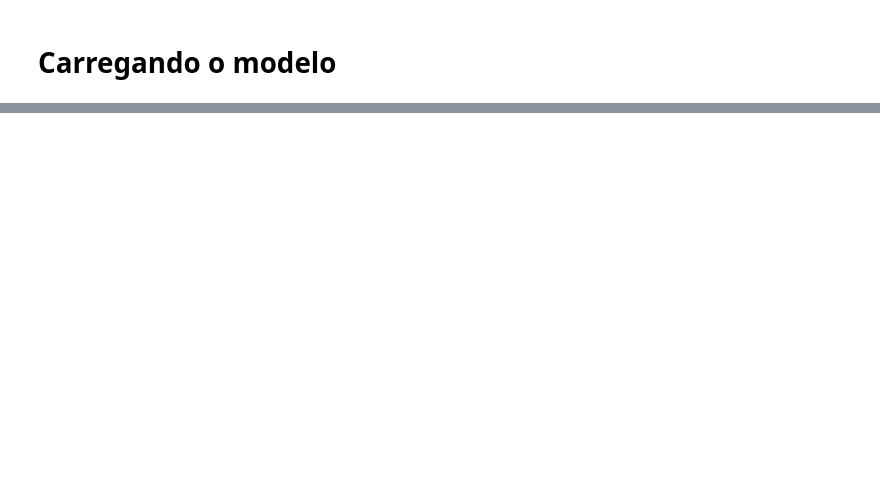
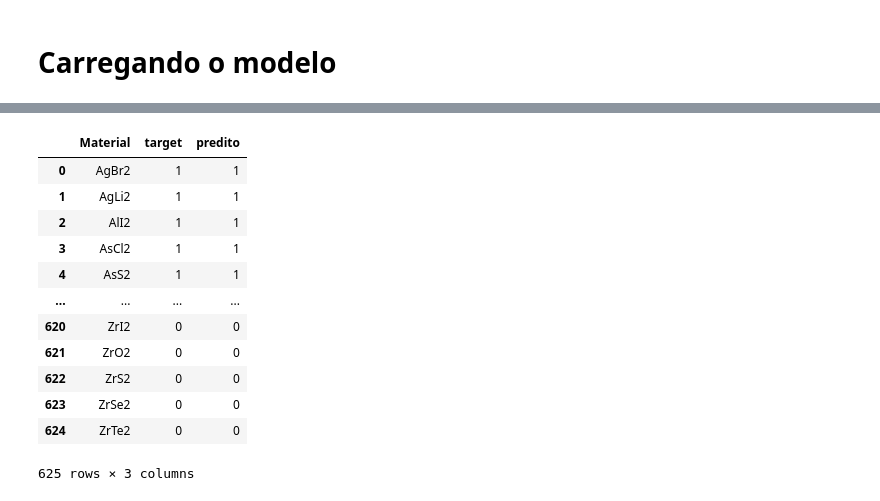
Before and after one commit to Alexandre-Esposte/Machine-learning-aplicado-f-sica, a Jupyter notebook: lista3-project1/lista3-project1.ipynb, the cells around one changed output, grey strips where cells are left out. Saved outputs shown, nothing was run; the diff lists cells and outputs as text; code cells hidden in the pictures; blank space fills up the shorter version.

```diff
--- a/lista3-project1/lista3-project1.ipynb
+++ b/lista3-project1/lista3-project1.ipynb
@@ -865,0 +849,18 @@ Pipeline(steps=[('preprocessor',
+# %%
+df_materials['predito'] = model.predict(X)
+
+df_materials[['Material','target','predito']]
+# %% [output]
+|  | Material | target | predito |
+| 0 | AgBr2 | 1 | 1 |
+| 1 | AgLi2 | 1 | 1 |
+| 2 | AlI2 | 1 | 1 |
+| 3 | AsCl2 | 1 | 1 |
+| 4 | AsS2 | 1 | 1 |
+| ... | ... | ... | ... |
+| 620 | ZrI2 | 0 | 0 |
+| 621 | ZrO2 | 0 | 0 |
+| 622 | ZrS2 | 0 | 0 |
+| 623 | ZrSe2 | 0 | 0 |
+| 624 | ZrTe2 | 0 | 0 |
+625 rows × 3 columns
```
Also changed, not shown: parts of 18 cells of this notebook, 5 other files.
